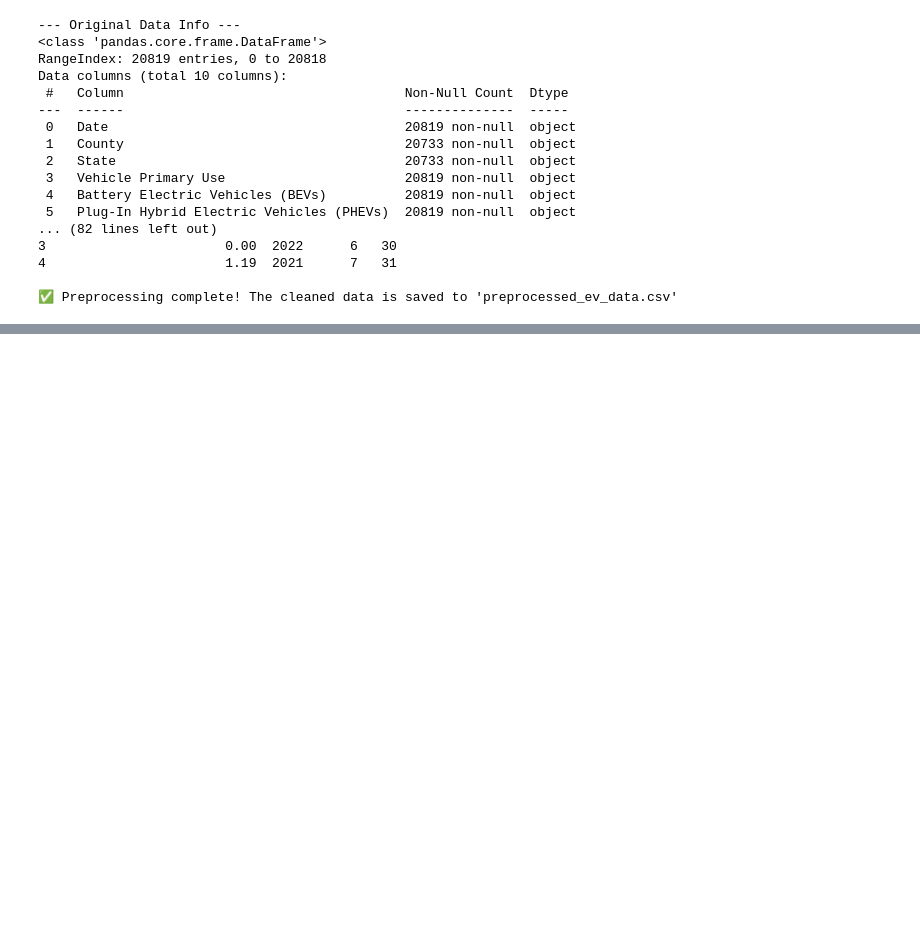
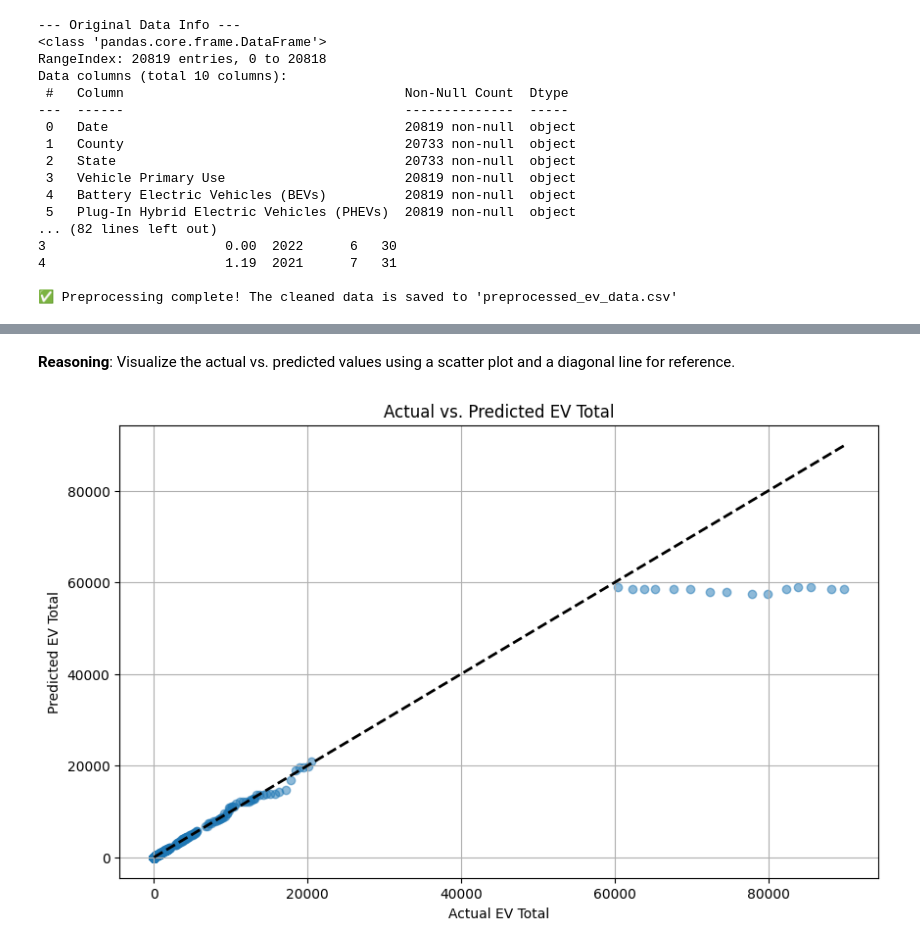
Before and after one commit to mritula2311/EV-VEHICLE-DEMAND-AND-CHARGE-DEMAND-PREDICTION, a Jupyter notebook: EV_Vehicle_Charging_Demand_Prediction.ipynb, the cells around one changed output, grey strips where cells are left out. Cells and saved outputs as stored; diff of their text form; code cells hidden in the pictures; blank space fills up the shorter version.

```diff
--- a/EV_Vehicle_Charging_Demand_Prediction.ipynb
+++ b/EV_Vehicle_Charging_Demand_Prediction.ipynb
@@ -78,0 +185,5 @@ Data columns (total 10 columns):
+# %%
+from sklearn.ensemble import GradientBoostingRegressor
+
+# Instantiate a Gradient Boosting Regressor model
+gbr_model = GradientBoostingRegressor()
@@ -78,0 +198,5 @@ Data columns (total 10 columns):
+# %%
+# Train the Gradient Boosting Regressor model
+gbr_model.fit(X_train_prepared, y_train)
+
+print("Gradient Boosting Regressor model trained successfully.")
@@ -78,0 +213,7 @@ Data columns (total 10 columns):
+# %%
+# Use the trained model to make predictions on the preprocessed testing data
+y_pred = gbr_model.predict(X_test_prepared)
+
+# Print the first few predicted values
+print("--- First 5 Predicted Values ---")
+print(y_pred[:5])
@@ -78,0 +263,25 @@ Data columns (total 10 columns):
+# %% [markdown]
+**Reasoning**:
+Visualize the actual vs. predicted values using a scatter plot and a diagonal line for reference.
+# %%
+import matplotlib.pyplot as plt
+
+# Create a scatter plot of actual vs. predicted values
+plt.figure(figsize=(10, 6))
+plt.scatter(y_test, y_pred, alpha=0.5)
+
+# Add a diagonal line for perfect predictions
+plt.plot([y_test.min(), y_test.max()], [y_test.min(), y_test.max()], 'k--', lw=2)
+
+# Add titles and labels
+plt.title("Actual vs. Predicted EV Total")
+plt.xlabel("Actual EV Total")
+plt.ylabel("Predicted EV Total")
+
+# Add a grid
+plt.grid(True)
+
+# Display the plot
+plt.show()
+# %% [output]
+[figure, added]
```
Also changed, not shown: parts of 16 cells of this notebook.
